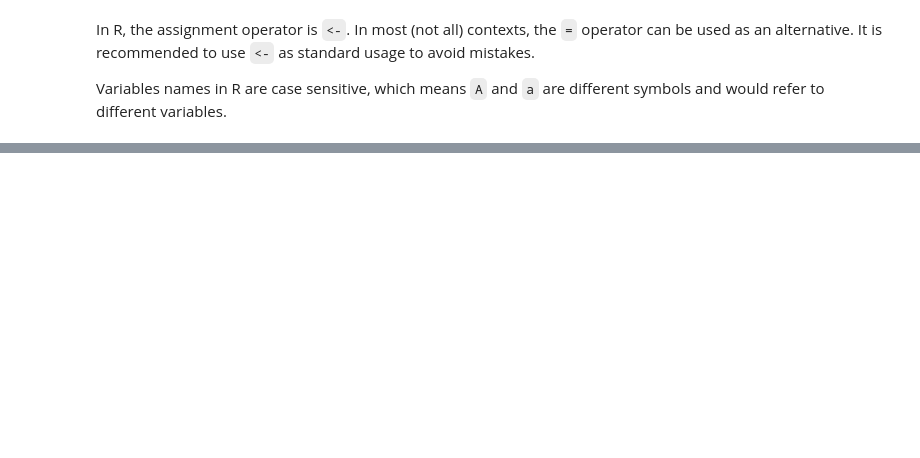
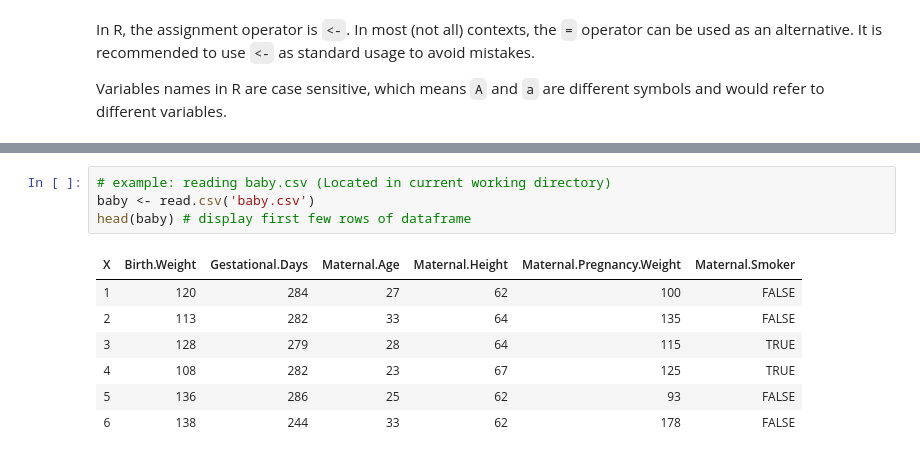
Before and after one commit to ds-modules/R-Module, a Jupyter notebook: Learning R.ipynb, the cells around one changed output, grey strips where cells are left out. Saved outputs shown, nothing was run; the diff lists cells and outputs as text; blank space fills up the shorter version.

Commit message:
Added sections for Dataframes and Accessing values

```diff
--- a/Learning R.ipynb
+++ b/Learning R.ipynb
@@ -129,0 +241,12 @@ print(Val)
+# %%
+# example: reading baby.csv (Located in current working directory)
+baby <- read.csv('baby.csv')
+head(baby) # display first few rows of dataframe
+# %% [output]
+| X | Birth.Weight | Gestational.Days | Maternal.Age | Maternal.Height | Maternal.Pregnancy.Weight | Maternal.Smoker |
+| 1 | 120 | 284 | 27 | 62 | 100 | FALSE |
+| 2 | 113 | 282 | 33 | 64 | 135 | FALSE |
+| 3 | 128 | 279 | 28 | 64 | 115 | TRUE |
+| 4 | 108 | 282 | 23 | 67 | 125 | TRUE |
+| 5 | 136 | 286 | 25 | 62 | 93 | FALSE |
+| 6 | 138 | 244 | 33 | 62 | 178 | FALSE |
```
Also changed, not shown: parts of 39 cells of this notebook.
